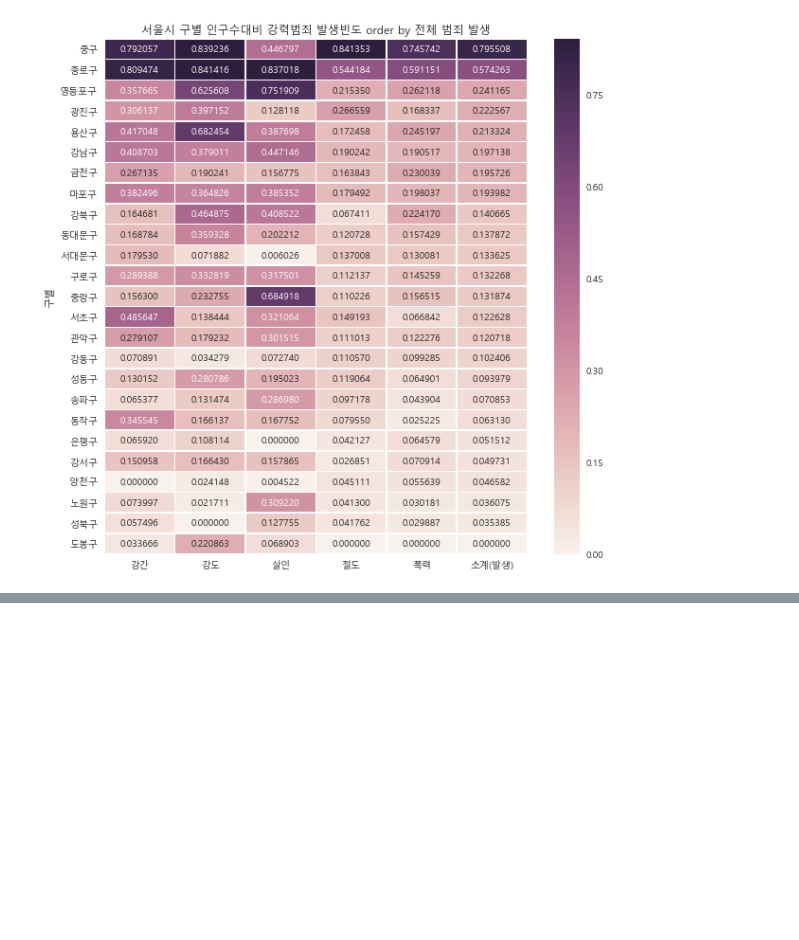
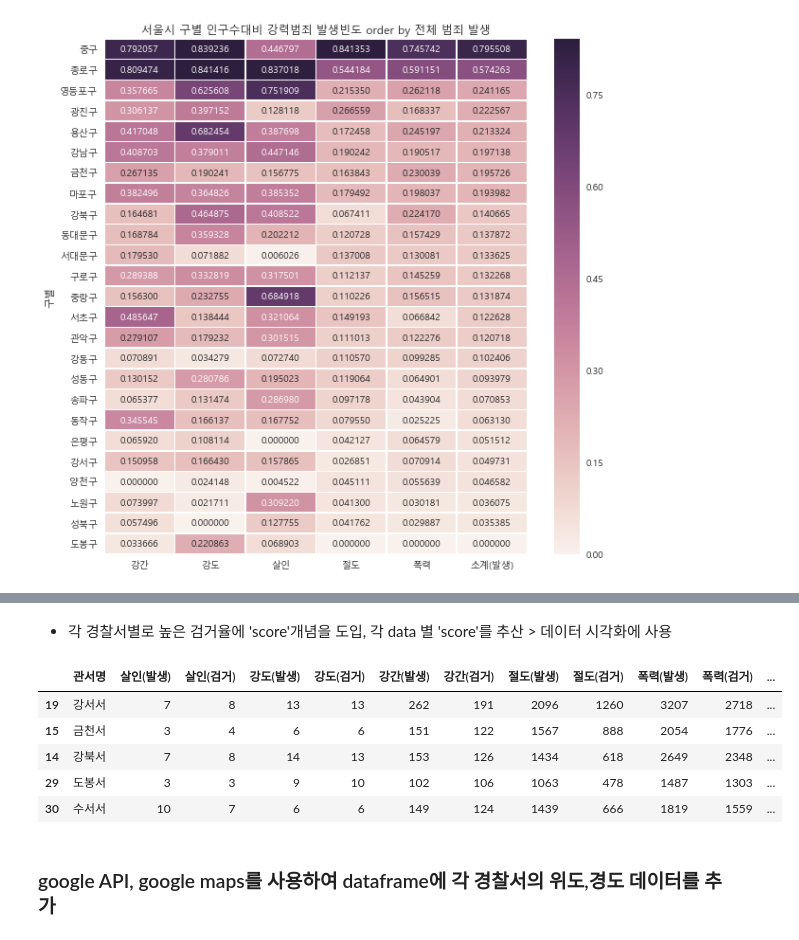
Before and after one commit to HyunSu-Jin/seoul_crime, a Jupyter notebook: seoul_crime.ipynb, the cells around one changed output, grey strips where cells are left out. Cells and saved outputs as stored; diff of their text form; code cells hidden in the pictures; blank space fills up the shorter version.

```diff
--- a/seoul_crime.ipynb
+++ b/seoul_crime.ipynb
@@ -281,0 +336,7 @@ plt.show()
+# %%
+station_name = []
+
+for name in frame['관서명']:
+    station_name.append('서울'+str(name[:-1])+'경찰서')
+
+station_name
@@ -281,0 +361,4 @@ plt.show()
+# %%
+frame['경찰서'] = station_name
+frame['검거율'] = frame['소계(검거)']/frame['소계(발생)']*100
+frame.head()
@@ -281,0 +372,17 @@ plt.show()
+# %% [markdown]
+- 각 경찰서별로 높은 검거율에 'score'개념을 도입, 각 data 별 'score'를 추산 > 데이터 시각화에 사용
+# %%
+def reRange(x, oldMin, oldMax, newMin, newMax):
+    return (x - oldMin)*(newMax - newMin) / (oldMax - oldMin) + newMin
+
+frame['점수'] = reRange(frame['검거율'], min(frame['검거율']), max(frame['검거율']), 1, 100)
+frame.sort_values(by='점수',ascending=False).head()
+# %% [output]
+|  | 관서명 | 살인(발생) | 살인(검거) | 강도(발생) | 강도(검거) | 강간(발생) | 강간(검거) | 절도(발생) | 절도(검거) | 폭력(발생) | 폭력(검거) | ... |
+| 19 | 강서서 | 7 | 8 | 13 | 13 | 262 | 191 | 2096 | 1260 | 3207 | 2718 | ... |
+| 15 | 금천서 | 3 | 4 | 6 | 6 | 151 | 122 | 1567 | 888 | 2054 | 1776 | ... |
+| 14 | 강북서 | 7 | 8 | 14 | 13 | 153 | 126 | 1434 | 618 | 2649 | 2348 | ... |
+| 29 | 도봉서 | 3 | 3 | 9 | 10 | 102 | 106 | 1063 | 478 | 1487 | 1303 | ... |
+| 30 | 수서서 | 10 | 7 | 6 | 6 | 149 | 124 | 1439 | 666 | 1819 | 1559 | ... |
+# %% [markdown]
+### google API, google maps를 사용하여 dataframe에 각 경찰서의 위도,경도 데이터를 추가
```
Also changed, not shown: parts of 18 cells of this notebook, 3 other files.
